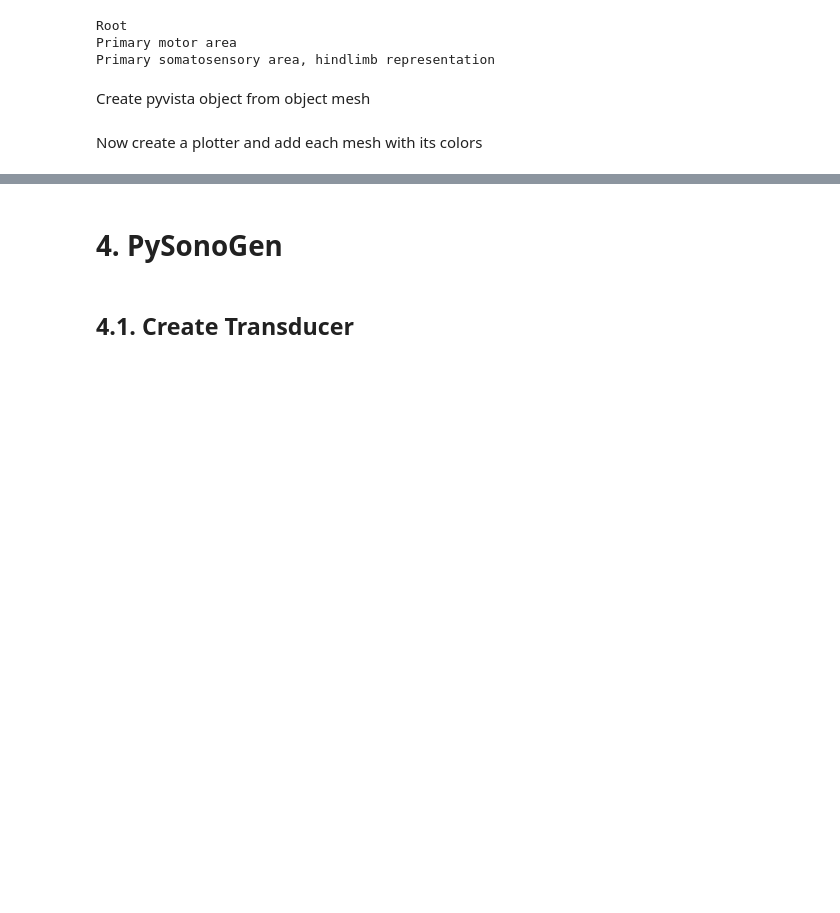
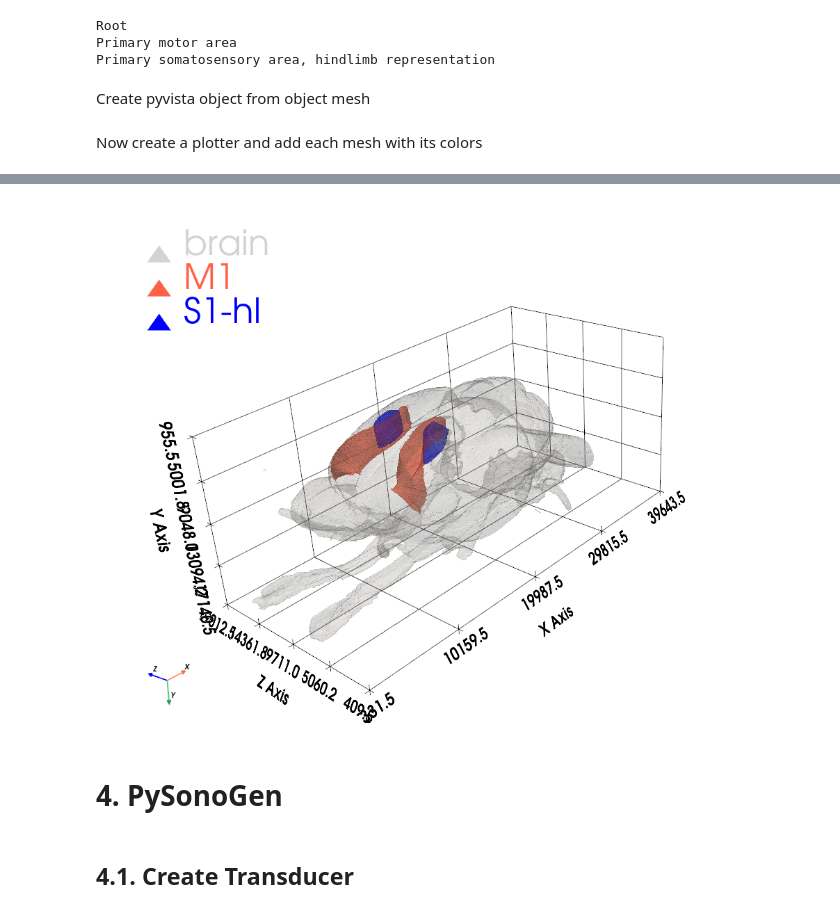
Before and after one commit to EstebanRivera08/eSDIva, a Jupyter notebook: notebook/Tutorial_NeuroSono.ipynb, the cells around one changed output, grey strips where cells are left out. Cells and saved outputs as stored; diff of their text form; code cells hidden in the pictures; blank space fills up the shorter version.

```diff
--- a/notebook/Tutorial_NeuroSono.ipynb
+++ b/notebook/Tutorial_NeuroSono.ipynb
@@ -203,13 +196,21 @@ pv_Brain_Reg_M1 = pv.read(bg_atlas.structures[Brain_Reg_M1_name]['mesh_filename'
 pv_Brain_Reg_SO = pv.read(bg_atlas.structures[Brain_Reg_SO_name]['mesh_filename'])  # Primary Somatosensory Cortex (S1) - hindlimb region ("S1-hl" in rat but "SSp-ll"  in mouse)
 # %% [markdown]
 Now create a plotter and add each mesh with its colors
+# %%
+def plot_brain(brain_mesh, region1, region2, region1_name, region2_name):
+    brain_plotter = pv.Plotter(window_size=[1024, 768], title=f"Rat atlas", notebook=True)
+    brain_plotter.add_mesh(brain_mesh,   color="lightgrey", opacity=0.2,    label="brain")
+    brain_plotter.add_mesh(region1,  color="tomato",     opacity=0.6,    label=region1_name )
+    brain_plotter.add_mesh(region2,  color="blue",     opacity=0.6,    label=region2_name )
+    brain_plotter.add_axes()              # show XYZ axes
+    brain_plotter.show_grid()             # show grid
+    brain_plotter.add_legend(loc = 'upper left')             # show legend
+    brain_plotter.camera_position = [(-36287.07522645855, -30715.658288305676, -47985.07664367932),
+    (19987.5, 9048.0, 9711.0),
+    (0.367051931123524, -0.893723057061909, 0.25793793271717014)]
+    # to show the plot in Jupyter Notebook
+    return brain_plotter
 # %%
-plotter = pv.Plotter(window_size=[1024, 768], title=f"Rat atlas", notebook=True)
-plotter.add_mesh(pv_Full_Brain,   color="lightgrey", opacity=0.2,    label="brain")
-plotter.add_mesh(pv_Brain_Reg_M1,  color="tomato",     opacity=0.6,    label=Brain_Reg_M1_name )
-plotter.add_mesh(pv_Brain_Reg_SO,  color="blue",     opacity=0.6,    label=Brain_Reg_SO_name )
-plotter.add_axes()              # show XYZ axes
-plotter.show_grid()             # show grid
-plotter.add_legend(loc = 'upper left')             # show legend
-plotter.show()  # Add this parameter
+brain_plotter = plot_brain(pv_Full_Brain, pv_Brain_Reg_M1, pv_Brain_Reg_SO, Brain_Reg_M1_name, Brain_Reg_SO_name)
+brain_plotter.show(jupyter_backend='static')  # Add this parameter
 # %% [output]
@@ -216,0 +217 @@ Widget(value='<iframe src="http://localhost:59042/index.html?ui=P_0x1749f323110_
+[figure, added]
```
Also changed, not shown: parts of 25 cells of this notebook.
